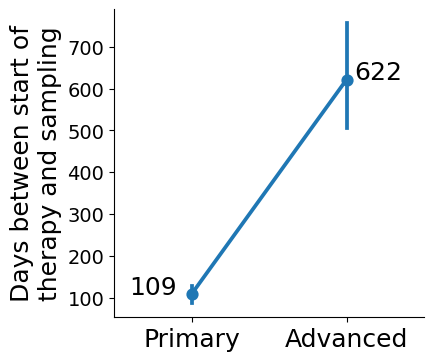
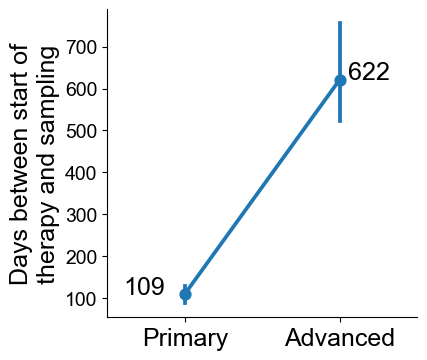
Code edit (unified diff) that turned the first committed figure into the second:
--- before
+++ after
@@ -12,2 +12,3 @@
 
 #plt.savefig(os.path.join(fig_out, 'ExFig_1c.pdf'), bbox_inches="tight")
+plt.savefig(os.path.join(fig_out, "ExFig_1c_f.svg"), format='svg', bbox_inches='tight', transparent=True)

Commit: revision 3